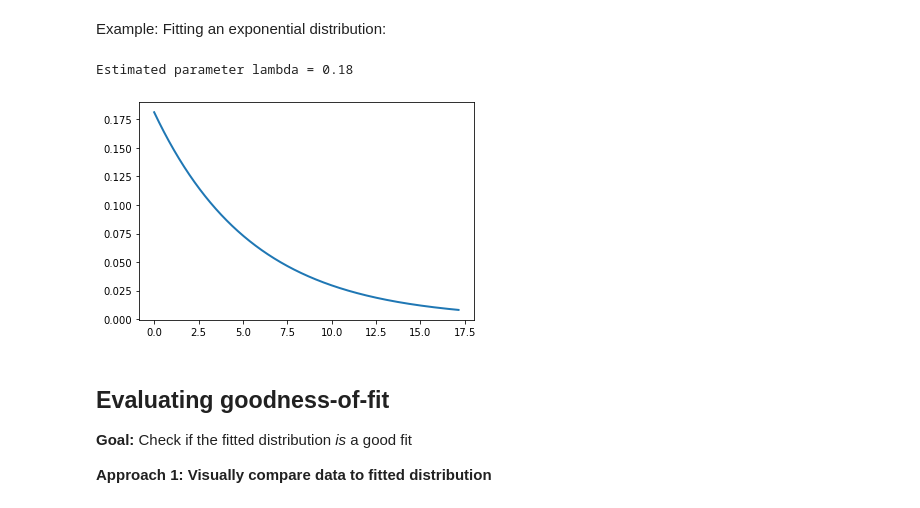
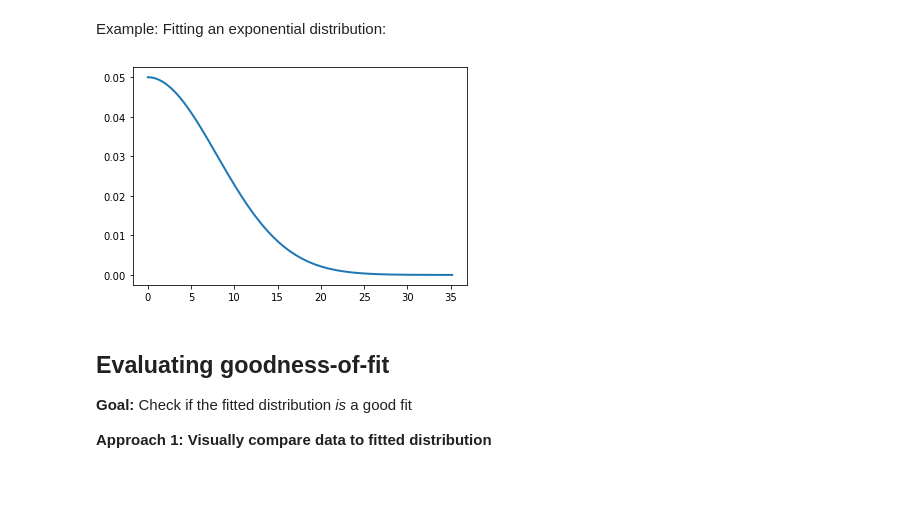
Before and after one commit to decision-analytics/CORDS2023, a Jupyter notebook: 03/03_Obtaining_Distributions.ipynb, the cells around one changed output. Cells and saved outputs as stored; diff of their text form; code cells hidden in the pictures.

```diff
--- a/03/03_Obtaining_Distributions.ipynb
+++ b/03/03_Obtaining_Distributions.ipynb
@@ -499,17 +493,18 @@ the fit is good!
 Example: Fitting an exponential distribution:
 # %%
 from scipy.stats import expon
-params = expon.fit(data1, floc=0) #floc=0 forbids shifting on the x-axis
+from scipy.stats import norm
 
-print(f"Estimated parameter lambda = {1/params[1]:0.2f}") #params[1] is scale (equals 1/lambda)
+params = norm.fit(data2, floc=0) #floc=0 forbids shifting on the x-axis
 
-expon_dist = expon(*params)
+#print(f"Estimated parameter lambda = {1/params[1]:0.2f}") #params[1] is scale (equals 1/lambda)
+
+dist = norm(*params)
 
 xx = np.linspace(0,np.max(data)+0.1,1000)
-plt.plot(xx, expon_dist.pdf(xx), linewidth=2);
+plt.plot(xx, dist.pdf(xx), linewidth=2);
 # %% [output]
-Estimated parameter lambda = 0.18
-[figure, old version]
+[figure, new version]
 # %% [markdown]
 ## Evaluating goodness-of-fit
 
```
Also changed, not shown: parts of 28 cells of this notebook, 1 other file.
